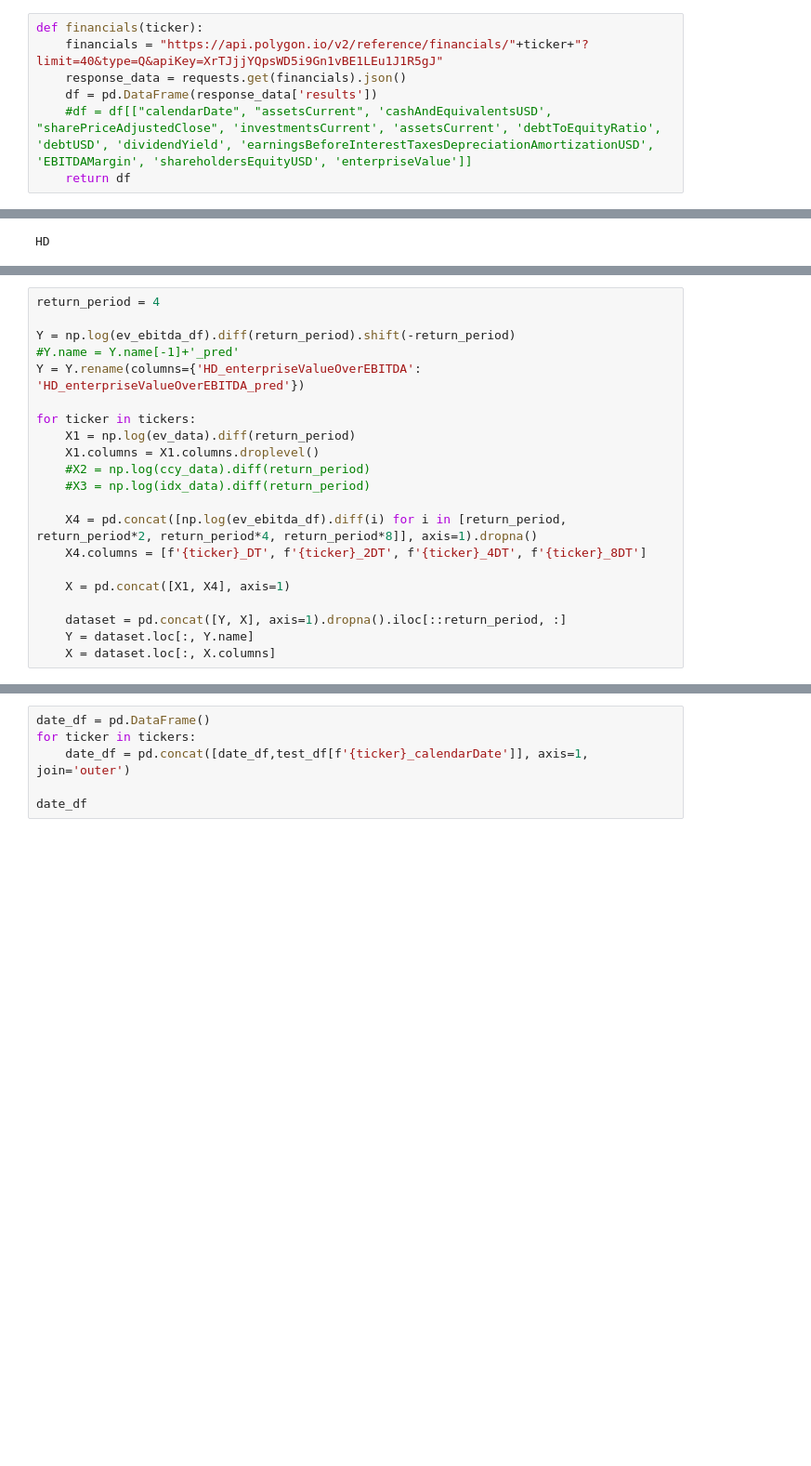
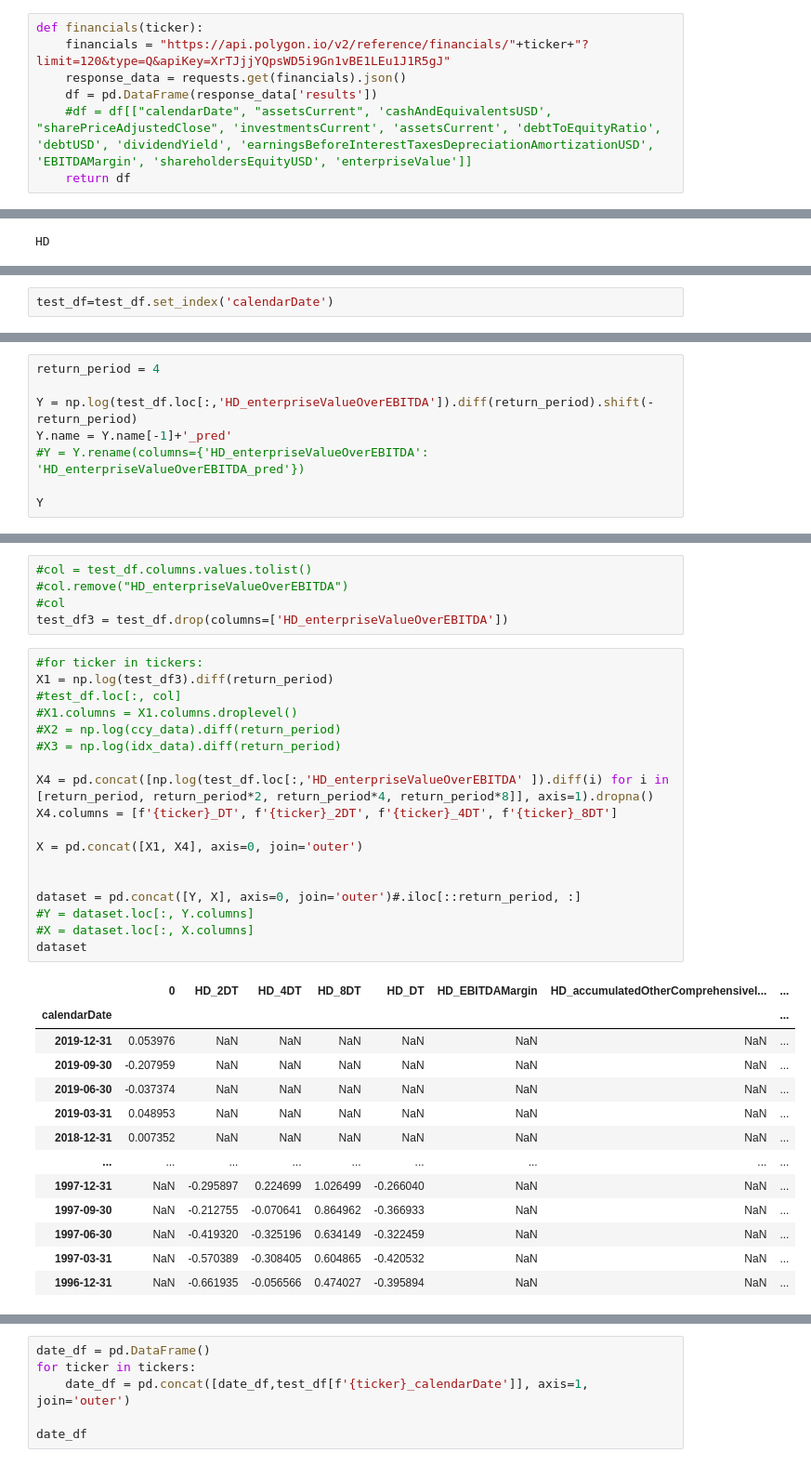
Before and after one commit to anduckworth/ml_inflation, a Jupyter notebook: polygon_api.ipynb, the cells around one changed output, grey strips where cells are left out. Shown: that part at 93% size. Drawn from its saved outputs; the diff is of its cells as text; blank space fills up the shorter version.

```diff
--- a/polygon_api.ipynb
+++ b/polygon_api.ipynb
@@ -64,7 +64,7 @@ import warnings
 warnings.filterwarnings('ignore')
 # %%
 def financials(ticker):
-    financials = "https://api.polygon.io/v2/reference/financials/"+ticker+"?limit=40&type=Q&apiKey=XrTJjjYQpsWD5i9Gn1vBE1LEu1J1R5gJ"
+    financials = "https://api.polygon.io/v2/reference/financials/"+ticker+"?limit=120&type=Q&apiKey=XrTJjjYQpsWD5i9Gn1vBE1LEu1J1R5gJ"
     response_data = requests.get(financials).json()
     df = pd.DataFrame(response_data['results'])
     #df = df[["calendarDate", "assetsCurrent", 'cashAndEquivalentsUSD', "sharePriceAdjustedClose", 'investmentsCurrent', 'assetsCurrent', 'debtToEquityRatio', 'debtUSD', 'dividendYield', 'earningsBeforeInterestTaxesDepreciationAmortizationUSD', 'EBITDAMargin', 'shareholdersEquityUSD', 'enterpriseValue']]
@@ -89 +89,3 @@ for ticker in tickers[1:]:
+# %%
+test_df=test_df.set_index('calendarDate')
 # %%
@@ -178,0 +121,8 @@ Length: 97, dtype: object>
+# %%
+return_period = 4
+
+Y = np.log(test_df.loc[:,'HD_enterpriseValueOverEBITDA']).diff(return_period).shift(-return_period)
+Y.name = Y.name[-1]+'_pred'
+#Y = Y.rename(columns={'HD_enterpriseValueOverEBITDA': 'HD_enterpriseValueOverEBITDA_pred'})
+
+Y
@@ -179,22 +143,37 @@ Length: 97, dtype: object>
+# %%
+#col = test_df.columns.values.tolist()
+#col.remove("HD_enterpriseValueOverEBITDA")
+#col
+test_df3 = test_df.drop(columns=['HD_enterpriseValueOverEBITDA'])
 # %%
-return_period = 4
+#for ticker in tickers:
+X1 = np.log(test_df3).diff(return_period)
+#test_df.loc[:, col]
+#X1.columns = X1.columns.droplevel()
+#X2 = np.log(ccy_data).diff(return_period)
+#X3 = np.log(idx_data).diff(return_period)
 
-Y = np.log(ev_ebitda_df).diff(return_period).shift(-return_period)
-#Y.name = Y.name[-1]+'_pred'
-Y = Y.rename(columns={'HD_enterpriseValueOverEBITDA': 'HD_enterpriseValueOverEBITDA_pred'})
+X4 = pd.concat([np.log(test_df.loc[:,'HD_enterpriseValueOverEBITDA' ]).diff(i) for i in [return_period, return_period*2, return_period*4, return_period*8]], axis=1).dropna()
+X4.columns = [f'{ticker}_DT', f'{ticker}_2DT', f'{ticker}_4DT', f'{ticker}_8DT']
 
-for ticker in tickers:
-    X1 = np.log(ev_data).diff(return_period)
-    X1.columns = X1.columns.droplevel()
-    #X2 = np.log(ccy_data).diff(return_period)
-    #X3 = np.log(idx_data).diff(return_period)
+X = pd.concat([X1, X4], axis=0, join='outer')
 
-    X4 = pd.concat([np.log(ev_ebitda_df).diff(i) for i in [return_period, return_period*2, return_period*4, return_period*8]], axis=1).dropna()
-    X4.columns = [f'{ticker}_DT', f'{ticker}_2DT', f'{ticker}_4DT', f'{ticker}_8DT']
 
-    X = pd.concat([X1, X4], axis=1)
-
-    dataset = pd.concat([Y, X], axis=1).dropna().iloc[::return_period, :]
-    Y = dataset.loc[:, Y.name]
-    X = dataset.loc[:, X.columns]
+dataset = pd.concat([Y, X], axis=0, join='outer')#.iloc[::return_period, :]
+#Y = dataset.loc[:, Y.columns]
+#X = dataset.loc[:, X.columns]
+dataset
 # %% [output]
+|  | 0 | HD_2DT | HD_4DT | HD_8DT | HD_DT | HD_EBITDAMargin | HD_accumulatedOtherComprehensiveI... | ... |
+| calendarDate |  |  |  |  |  |  |  | ... |
+| 2019-12-31 | 0.053976 | NaN | NaN | NaN | NaN | NaN | NaN | ... |
+| 2019-09-30 | -0.207959 | NaN | NaN | NaN | NaN | NaN | NaN | ... |
+| 2019-06-30 | -0.037374 | NaN | NaN | NaN | NaN | NaN | NaN | ... |
+| 2019-03-31 | 0.048953 | NaN | NaN | NaN | NaN | NaN | NaN | ... |
+| 2018-12-31 | 0.007352 | NaN | NaN | NaN | NaN | NaN | NaN | ... |
+| ... | ... | ... | ... | ... | ... | ... | ... | ... |
+| 1997-12-31 | NaN | -0.295897 | 0.224699 | 1.026499 | -0.266040 | NaN | NaN | ... |
+| 1997-09-30 | NaN | -0.212755 | -0.070641 | 0.864962 | -0.366933 | NaN | NaN | ... |
+| 1997-06-30 | NaN | -0.419320 | -0.325196 | 0.634149 | -0.322459 | NaN | NaN | ... |
+| 1997-03-31 | NaN | -0.570389 | -0.308405 | 0.604865 | -0.420532 | NaN | NaN | ... |
+| 1996-12-31 | NaN | -0.661935 | -0.056566 | 0.474027 | -0.395894 | NaN | NaN | ... |
```
Also changed, not shown: parts of 12 cells of this notebook.
